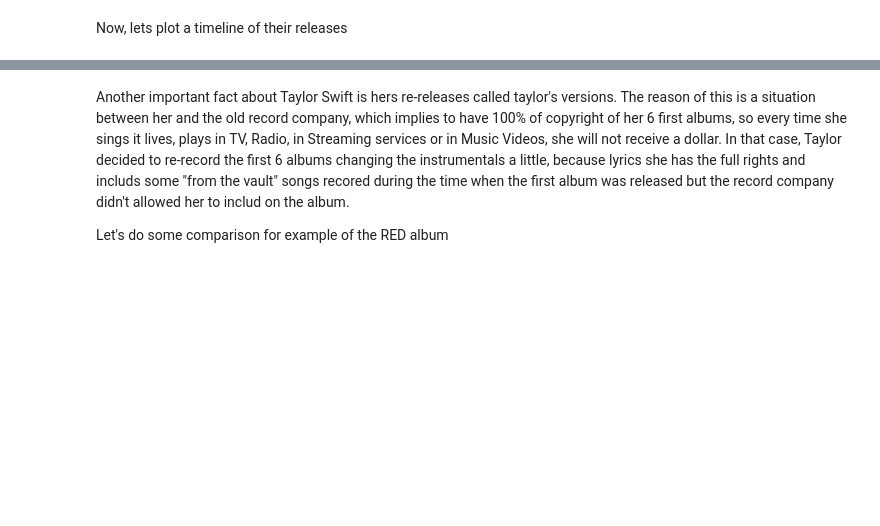
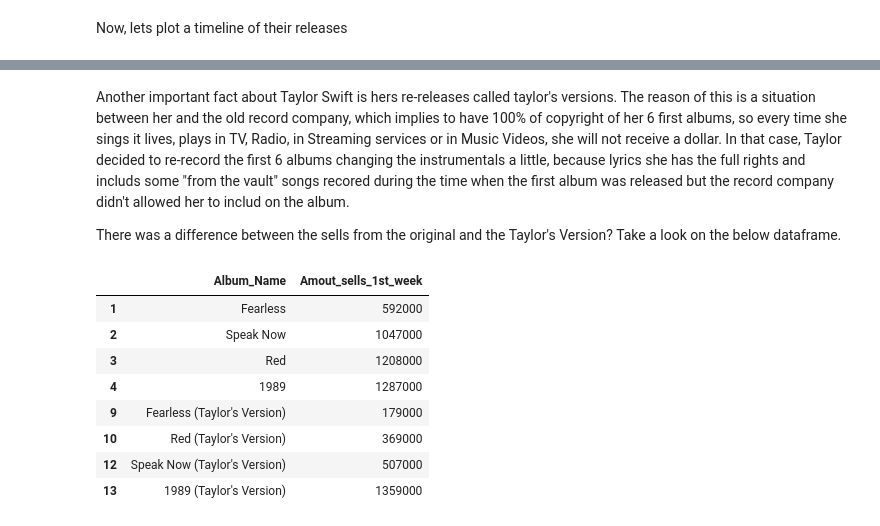
Before and after one commit to vaugsss/DataScience, a Jupyter notebook: TaylorSwiftDataframe.ipynb, the cells around one changed output, grey strips where cells are left out. Drawn from its saved outputs; the diff is of its cells as text; code cells hidden in the pictures; blank space fills up the shorter version.

```diff
--- a/TaylorSwiftDataframe.ipynb
+++ b/TaylorSwiftDataframe.ipynb
@@ -128,4 +127,25 @@ Text(0.0, 1.0, 'Taylor Swift Release Studio Albums')
 
 Another important fact about Taylor Swift is hers re-releases called taylor's versions. The reason of this is a situation between her and the old record company, which implies to have 100% of copyright of her 6 first albums, so every time she sings it lives, plays in TV, Radio, in Streaming services or in Music Videos, she will not receive a dollar. In that case, Taylor decided to re-record the first 6 albums changing the instrumentals a little, because lyrics she has the full rights and includs some "from the vault" songs recored during the time when the first album was released but the record company didn't allowed her to includ on the album.
 
-Let's do some comparison for example of the RED album
+There was a difference between the sells from the original and the Taylor's Version? Take a look on the below dataframe.
+# %%
+
+#Creating a copy from the original dataframe
+dftv = df.copy()
+
+#Remove all the albums that contains the re-records and the original version
+albumstoremove = ['Taylor Swift','Reputation','Lover', 'Folklore','Evermore','Midnights']
+dftvfiltered = dftv.drop(dftv[dftv['Album_Name'].isin(albumstoremove)].index)
+
+#Removing all the unecessary columns for this case
+dftvfiltered.drop(['Release_Date', 'Weeks_#1', 'WeeksonChart'], axis=1)
+# %% [output]
+|  | Album_Name | Amout_sells_1st_week |
+| 1 | Fearless | 592000 |
+| 2 | Speak Now | 1047000 |
+| 3 | Red | 1208000 |
+| 4 | 1989 | 1287000 |
+| 9 | Fearless (Taylor's Version) | 179000 |
+| 10 | Red (Taylor's Version) | 369000 |
+| 12 | Speak Now (Taylor's Version) | 507000 |
+| 13 | 1989 (Taylor's Version) | 1359000 |
```
Also changed, not shown: parts of 4 cells of this notebook.
